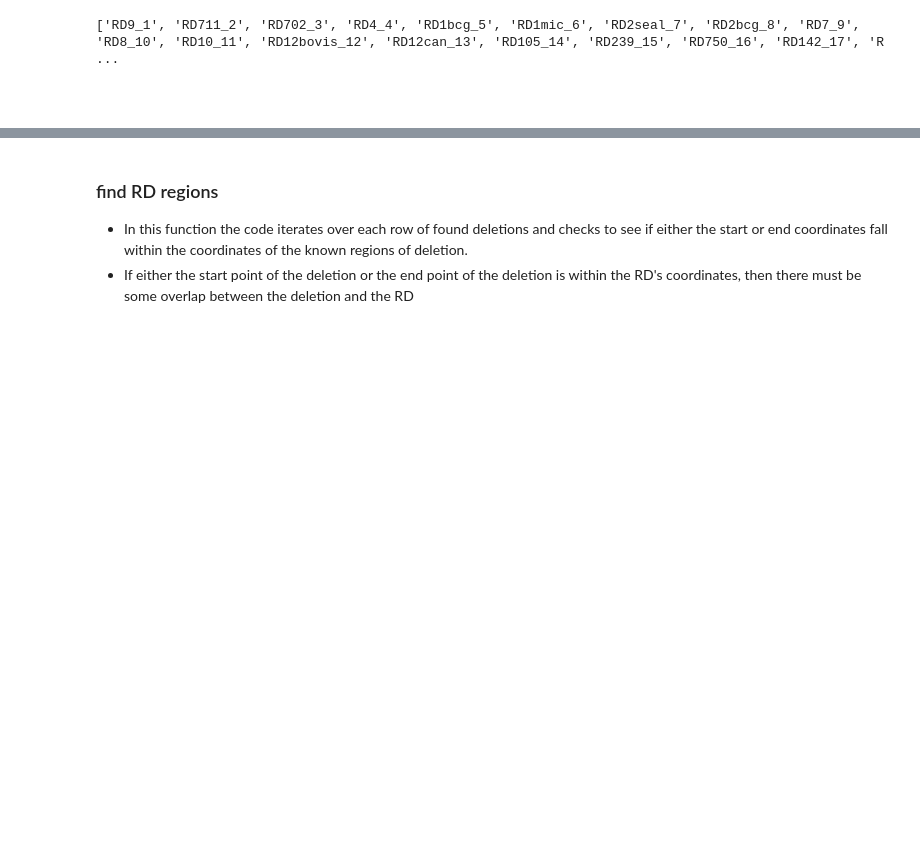
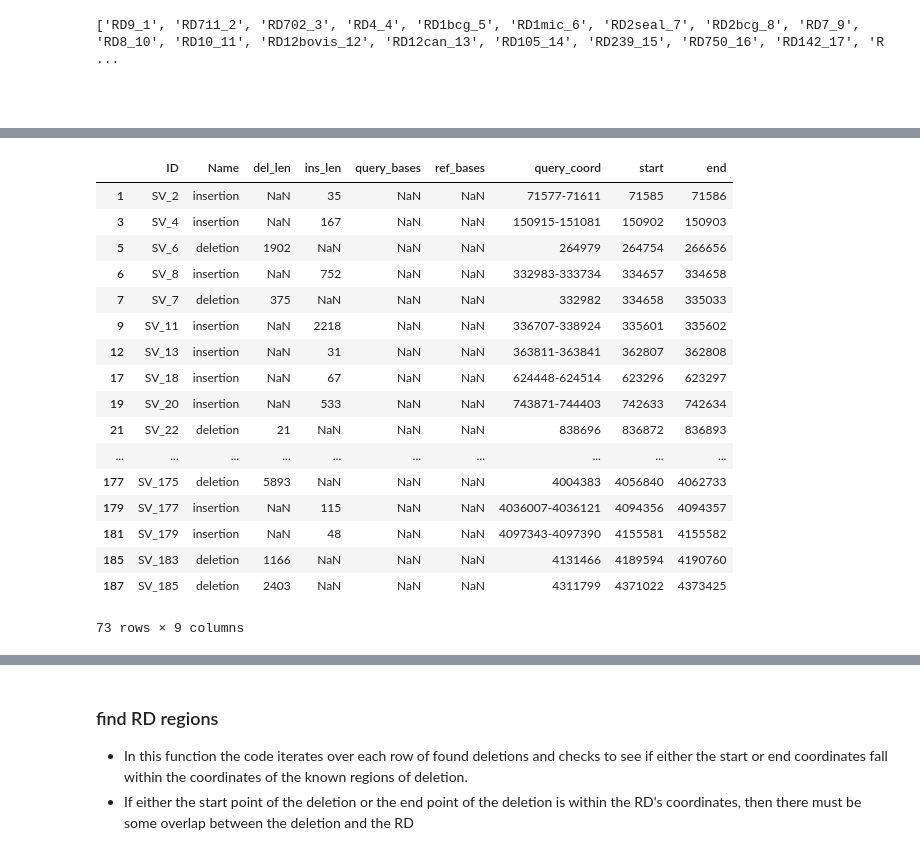
Before and after one commit to Matt-McElheron/Orygis_project, a Jupyter notebook: genome_diff.ipynb, the cells around one changed output, grey strips where cells are left out. Drawn from its saved outputs; the diff is of its cells as text; code cells hidden in the pictures; blank space fills up the shorter version.

```diff
--- a/genome_diff.ipynb
+++ b/genome_diff.ipynb
@@ -7,7 +7,7 @@ import os, sys, io, random, subprocess
 import string
 import numpy as np
 import pandas as pd
-
+pd.set_option('display.width',150)
 from Bio.Seq import Seq
 from Bio.SeqRecord import SeqRecord
 from Bio.Align import MultipleSeqAlignment
@@ -55,7 +74,8 @@ print (ids)
 # %% [markdown]
 ##
 # %%
-featurekeys = ['ID', 'Name', 'del_len', 'ins_len', 'query_coord', 'start', 'end']
+#featurekeys = ['ID', 'Name', 'del_len', 'ins_len', 'query_coord', 'start', 'end']
+featurekeys = ['ID', 'Name', 'del_len', 'ins_len', 'query_bases', 'ref_bases', 'query_coord', 'start', 'end']
 
 def features_to_dataframe(features, cds=False):
     """Get features from a biopython seq record object into a dataframe
@@ -100 +135,34 @@ len(deletions)
+# %%
+feats = utils.gff_to_features('ref_genomes/Nucdiff_MTB_MB/results/MTB_MB_ref_struct.gff')
+
+feats = utils.gff_to_features('ref_genomes/Nucdiff_MTB_MB/results/MTB_MB_ref_struct.gff')
+feat_structs = features_to_dataframe(feats)
+deletions = feat_structs[(feat_structs.Name=='deletion') | (feat_structs.Name=='insertion')]
+
+feats_snps = utils.gff_to_features('ref_genomes/Nucdiff_MTB_MB/results/MTB_MB_ref_snps.gff')
+feat_snps = features_to_dataframe(feats_snps)
+snps = feat_snps[feat_snps.Name=='substitution']
+
+snpdels = pd.concat([deletions, snps])
+#snpdels
+deletions
+# %% [output]
+|  | ID | Name | del_len | ins_len | query_bases | ref_bases | query_coord | start | end |
+| 1 | SV_2 | insertion | NaN | 35 | NaN | NaN | 71577-71611 | 71585 | 71586 |
+| 3 | SV_4 | insertion | NaN | 167 | NaN | NaN | 150915-151081 | 150902 | 150903 |
+| 5 | SV_6 | deletion | 1902 | NaN | NaN | NaN | 264979 | 264754 | 266656 |
+| 6 | SV_8 | insertion | NaN | 752 | NaN | NaN | 332983-333734 | 334657 | 334658 |
+| 7 | SV_7 | deletion | 375 | NaN | NaN | NaN | 332982 | 334658 | 335033 |
+| 9 | SV_11 | insertion | NaN | 2218 | NaN | NaN | 336707-338924 | 335601 | 335602 |
+| 12 | SV_13 | insertion | NaN | 31 | NaN | NaN | 363811-363841 | 362807 | 362808 |
+| 17 | SV_18 | insertion | NaN | 67 | NaN | NaN | 624448-624514 | 623296 | 623297 |
+| 19 | SV_20 | insertion | NaN | 533 | NaN | NaN | 743871-744403 | 742633 | 742634 |
+| 21 | SV_22 | deletion | 21 | NaN | NaN | NaN | 838696 | 836872 | 836893 |
+| ... | ... | ... | ... | ... | ... | ... | ... | ... | ... |
+| 177 | SV_175 | deletion | 5893 | NaN | NaN | NaN | 4004383 | 4056840 | 4062733 |
+| 179 | SV_177 | insertion | NaN | 115 | NaN | NaN | 4036007-4036121 | 4094356 | 4094357 |
+| 181 | SV_179 | insertion | NaN | 48 | NaN | NaN | 4097343-4097390 | 4155581 | 4155582 |
+| 185 | SV_183 | deletion | 1166 | NaN | NaN | NaN | 4131466 | 4189594 | 4190760 |
+| 187 | SV_185 | deletion | 2403 | NaN | NaN | NaN | 4311799 | 4371022 | 4373425 |
+73 rows × 9 columns
 # %%
```
Also changed, not shown: parts of 6 cells of this notebook, 4 other files.
